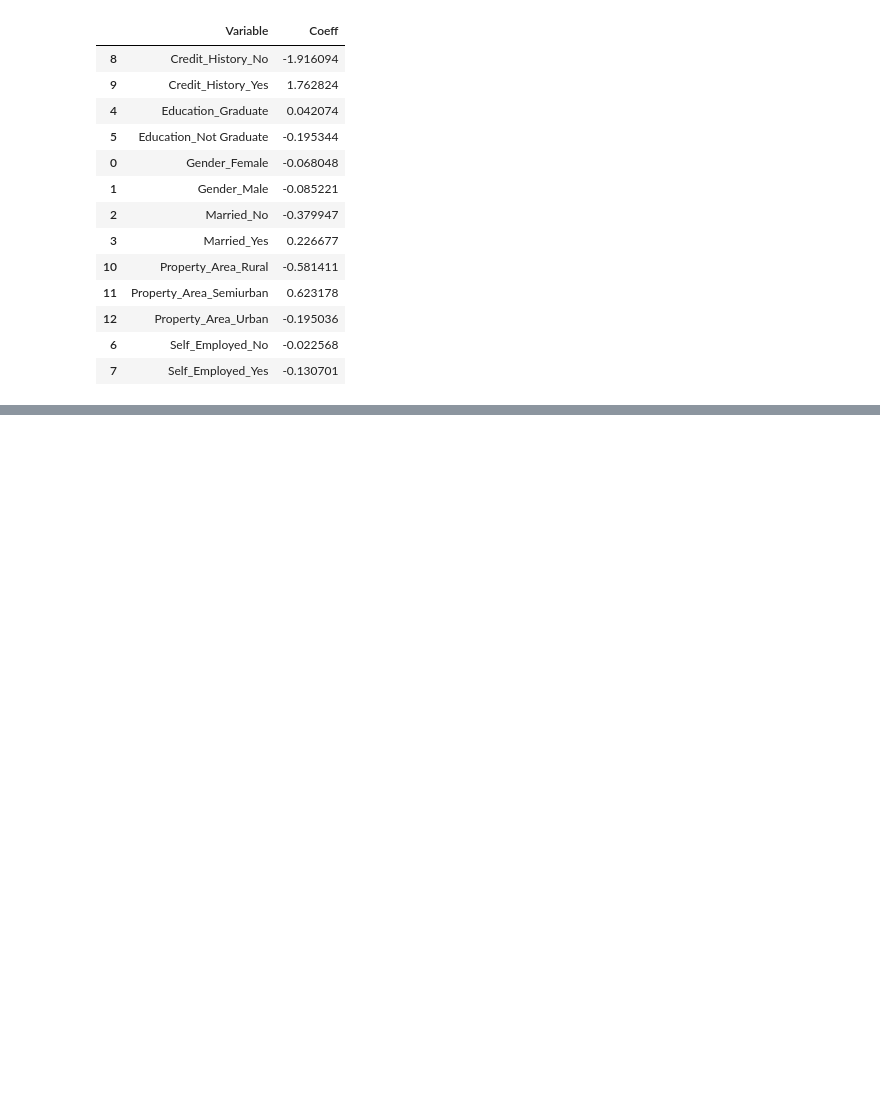
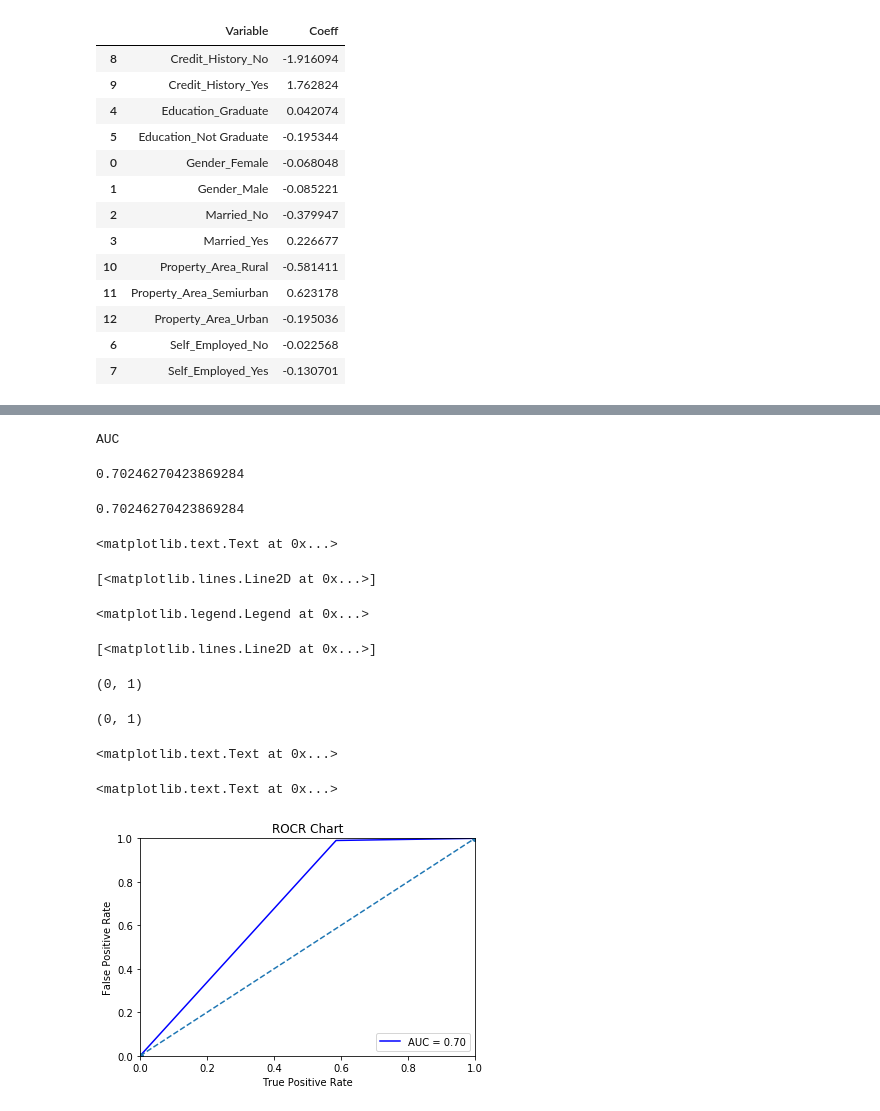
Before and after one commit to krisgop2010/Analytics, a Jupyter notebook: HomeLoanAnalytics/HomeLoanAssessment.ipynb, the cells around one changed output, grey strips where cells are left out. Cells and saved outputs as stored; diff of their text form; code cells hidden in the pictures; blank space fills up the shorter version.

```diff
--- a/HomeLoanAnalytics/HomeLoanAssessment.ipynb
+++ b/HomeLoanAnalytics/HomeLoanAssessment.ipynb
@@ -1062,0 +956,6 @@ coeff.sort_values('Variable', ascending = True)
+# %%
+#Generate Model Diagnostics
+pred_y = log.predict(test_x)
+print(classes.size)
+print("Positive Cases in test data", test_y[test_y == 1]. shape[0])
+print("Negative Cases in test data", test_y[test_y == 0]. shape[0])
@@ -1062,0 +985,33 @@ coeff.sort_values('Variable', ascending = True)
+# %%
+print("AUC")
+auc = metrics.roc_auc_score(test_y, pred_y)
+auc
+# %% [output]
+AUC
+0.70246270423869284
+# %%
+#ROC Chart
+#false_positive_rate, true_positive_rate, threshold
+fpr, tpr, th = roc_curve(test_y, pred_y)
+roc_auc = metrics.auc(fpr, tpr)
+roc_auc
+plt.title('ROCR Chart')
+plt.plot(fpr, tpr, 'b', label = 'AUC = %0.2f'% roc_auc)
+plt.legend(loc='lower right')
+plt.plot([0,1],[0,1],'o--')
+plt.xlim([0,1])
+plt.ylim([0,1])
+plt.xlabel("True Positive Rate")
+plt.ylabel("False Positive Rate")
+plt.show()
+# %% [output]
+0.70246270423869284
+<matplotlib.text.Text at 0x...>
+[<matplotlib.lines.Line2D at 0x...>]
+<matplotlib.legend.Legend at 0x...>
+[<matplotlib.lines.Line2D at 0x...>]
+(0, 1)
+(0, 1)
+<matplotlib.text.Text at 0x...>
+<matplotlib.text.Text at 0x...>
+[figure, added]
```
Also changed, not shown: parts of 29 cells of this notebook.
